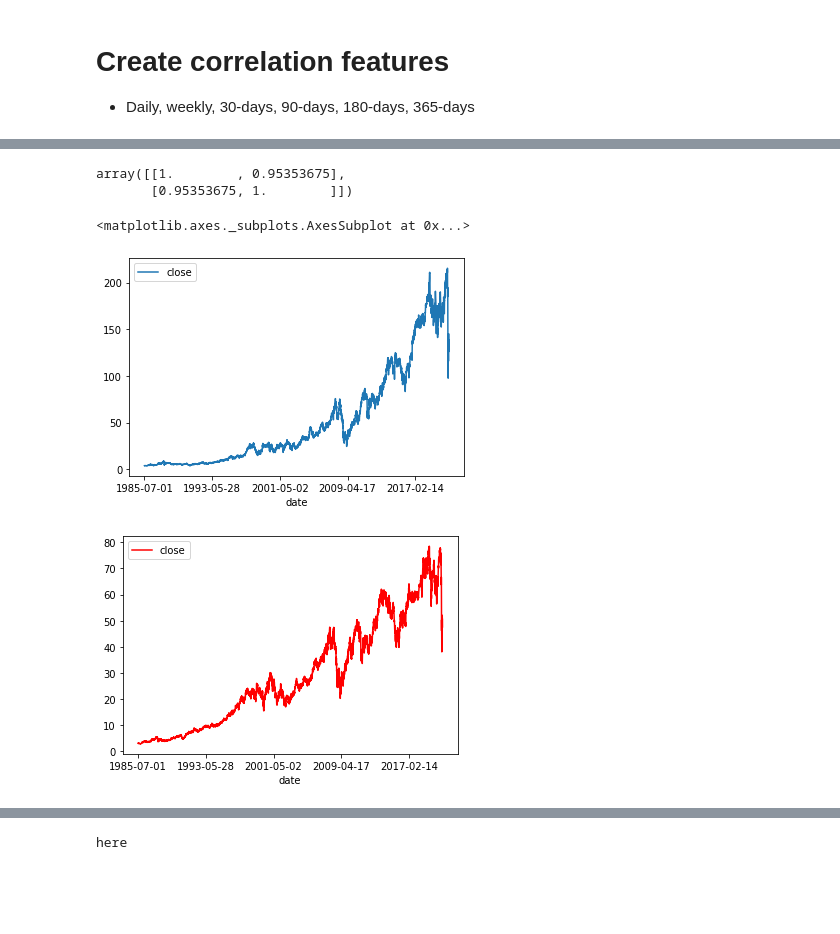
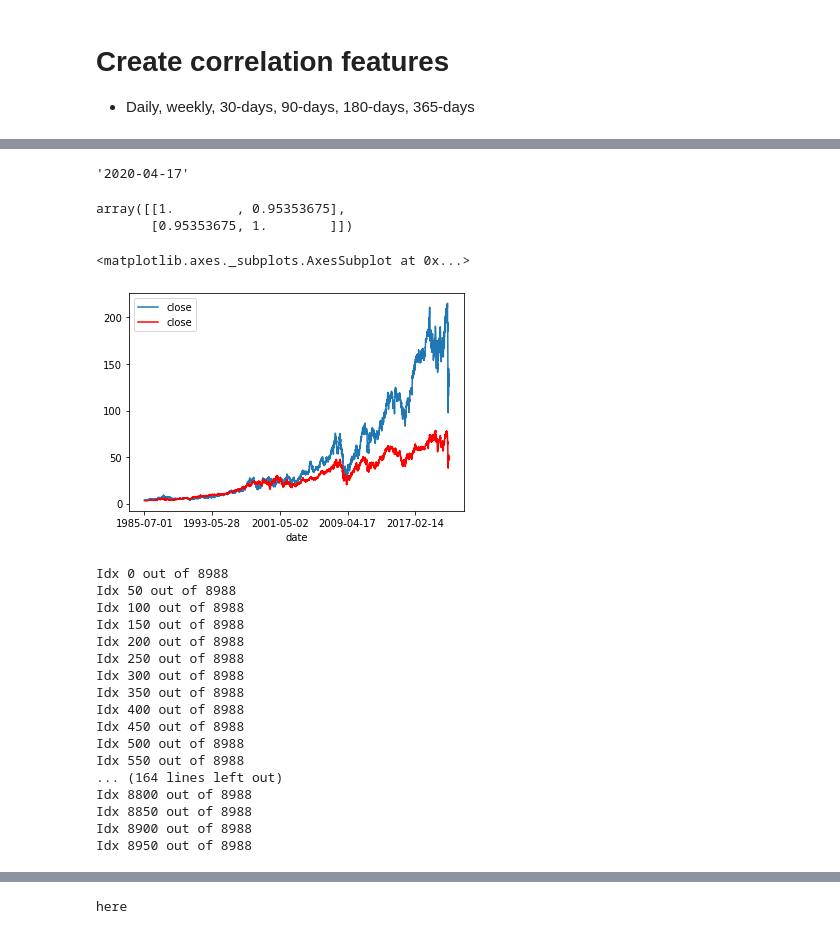
Before and after one commit to jonhilgart22/daily_trading, a Jupyter notebook: notebooks/train_model.ipynb, the cells around one changed output, grey strips where cells are left out. Saved outputs shown, nothing was run; the diff lists cells and outputs as text; code cells hidden in the pictures; blank space fills up the shorter version.

```diff
--- a/notebooks/train_model.ipynb
+++ b/notebooks/train_model.ipynb
@@ -168 +68,5 @@ memory usage: 491.5+ KB
+# %%
+second_stock_df.index.max()
+# %% [output]
+'2020-04-17'
 # %%
@@ -180,7 +77,47 @@ second_stock_df = second_stock_df.set_index('date')
 # %%
-first_stock_df.plot(y='close')
-second_stock_df.plot(y='close', color='red')
+
+ax = first_stock_df.plot(y='close')
+second_stock_df.plot(y='close', color='red', ax=ax)
 # %% [output]
 <matplotlib.axes._subplots.AxesSubplot at 0x...>
-[figure, old version]
+[figure, new version]
-[figure, removed]
+# %%
+n_rows = len(first_stock_df)
+n_days_stride = 30
+
+previous_row = 0
+c = 0
+
+correlation_per_time_period = defaultdict(list)
+for day_window in range(n_rows):
+
+    if day_window % 50 == 0:
+        print(f"Idx {day_window} out of {n_rows}")
+    first_stock= first_stock_df.iloc[previous_row:day_window + n_days_stride, :]
+    second_stock = second_stock_df.iloc[previous_row:day_window + n_days_stride, :]
+#     print(f"Correcoef for {first_stock.index.min()} to {second_stock.index.max()}")
+    correlation = np.corrcoef(first_stock.close, second_stock.close)[0,1]
+#     print(correlation)
+
+    correlation_per_time_period['date'].append(first_stock.index.min())
+    correlation_per_time_period['correlation'].append(correlation)
+
+    previous_row+= 1
+# %% [output]
+Idx 0 out of 8988
+Idx 50 out of 8988
+Idx 100 out of 8988
+Idx 150 out of 8988
+Idx 200 out of 8988
+Idx 250 out of 8988
+Idx 300 out of 8988
+Idx 350 out of 8988
+Idx 400 out of 8988
+Idx 450 out of 8988
+Idx 500 out of 8988
+Idx 550 out of 8988
+... (164 lines left out)
+Idx 8800 out of 8988
+Idx 8850 out of 8988
+Idx 8900 out of 8988
+Idx 8950 out of 8988
```
Also changed, not shown: parts of 24 cells of this notebook.
